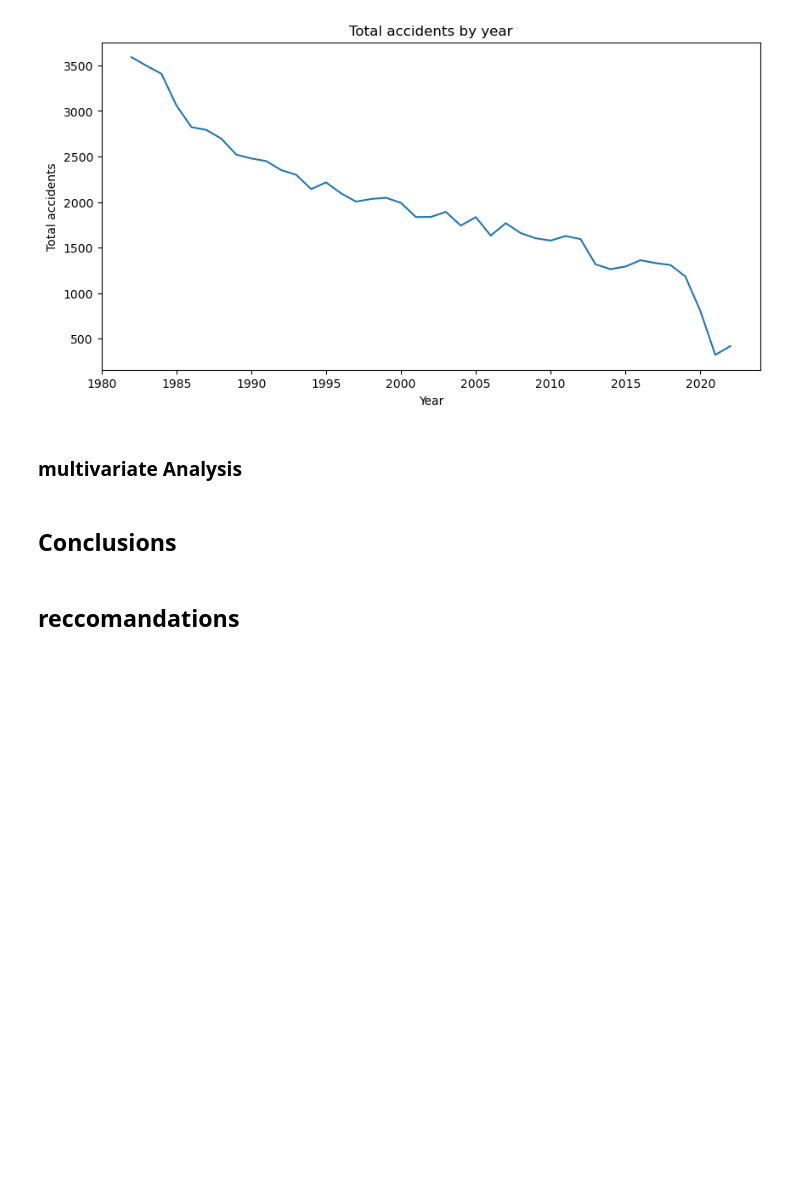
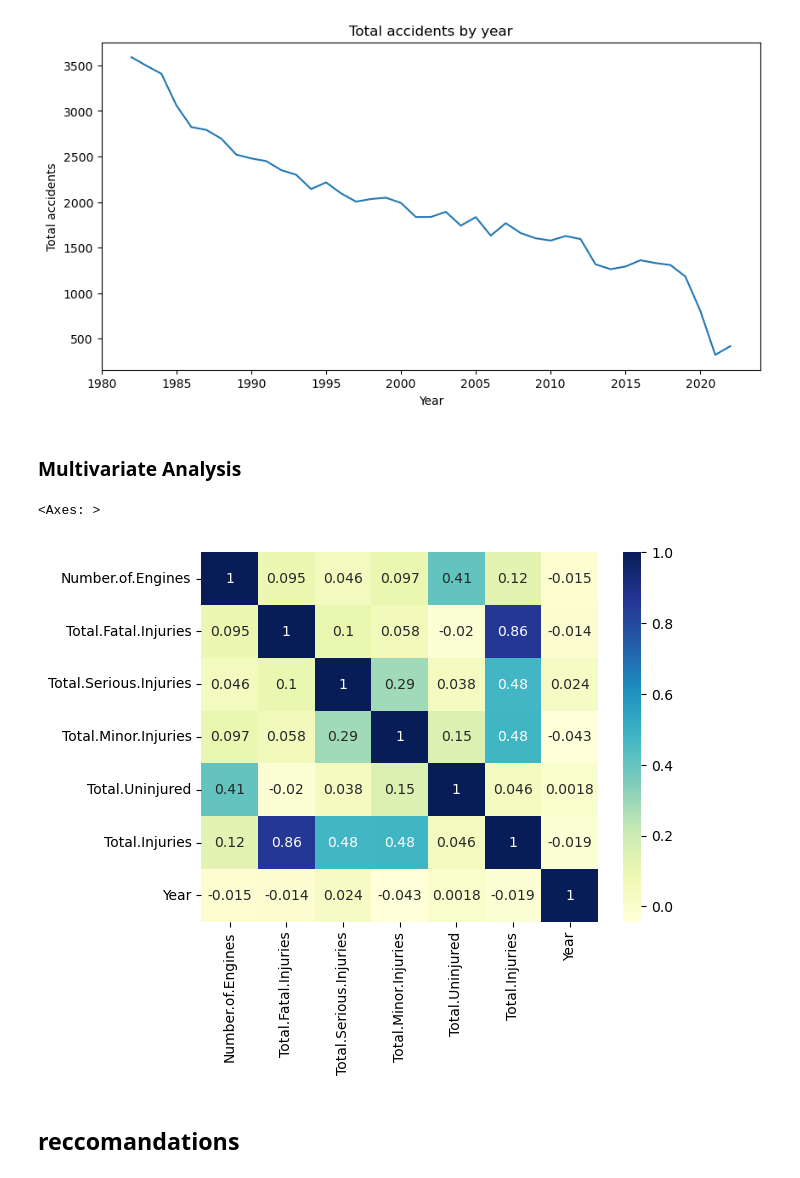
Before and after one commit to Churabros/Aviation-Accidents-Analysis, a Jupyter notebook: Index.ipynb, the cells around one changed output. Drawn from its saved outputs; the diff is of its cells as text; code cells hidden in the pictures; blank space fills up the shorter version.

```diff
--- a/Index.ipynb
+++ b/Index.ipynb
@@ -494,10 +540,14 @@ ax.set_ylabel('Total accidents')
 ''
 [figure]
 # %% [markdown]
-### multivariate Analysis
+### Multivariate Analysis
 # %%
 numerical_df = df.select_dtypes(include=[float, int])
 
 # Calculate the correlation matrix
 correlation_matrix = numerical_df.corr()
-dataplot = sns.heatmap(correlation_matrix, cmap="YlGnBu", annot=True)
+#Plotting the Heatmap
+sns.heatmap(correlation_matrix, cmap="YlGnBu", annot=True);
+# %% [output]
+<Axes: >
+[figure, added]
@@ -506,4 +554,2 @@ df.to_csv('AvaitionDataClean.xlsx', index=False)
-# %% [markdown]
-## Conclusions
 # %% [markdown]
 ## reccomandations
```
Also changed, not shown: parts of 24 cells of this notebook, 1 other file.
